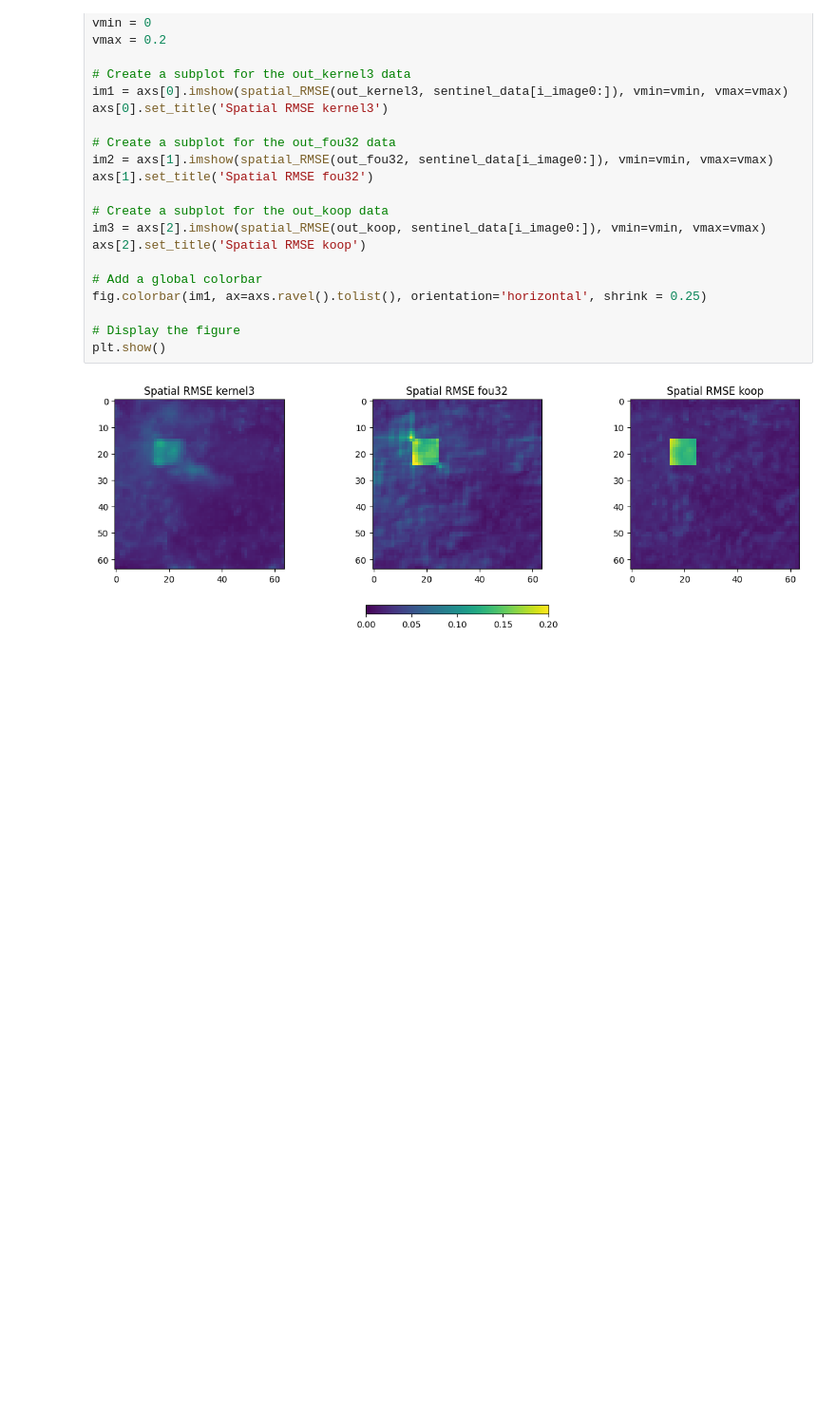
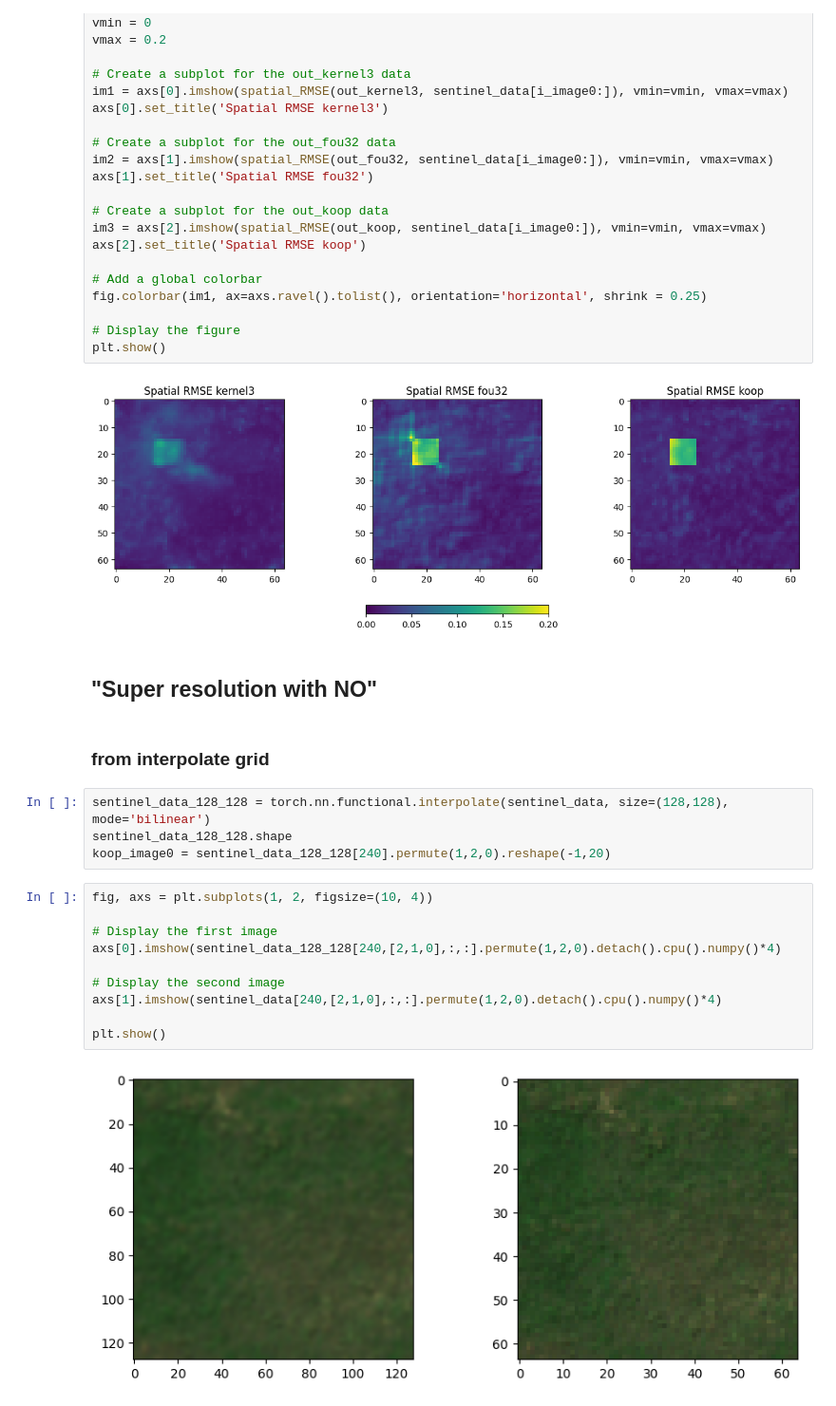
Before and after one commit to clemBrest/NO_Sentinel, a Jupyter notebook: experiments/Analysis/presentation0506.ipynb, the cells around one changed output. Shown at 95% size. Cells and saved outputs as stored; diff of their text form; blank space fills up the shorter version.

```diff
--- a/experiments/Analysis/presentation0506.ipynb
+++ b/experiments/Analysis/presentation0506.ipynb
@@ -560,3 +565,23 @@ fig.colorbar(im1, ax=axs.ravel().tolist(), orientation='horizontal', shrink = 0.
 plt.show()
 # %% [output]
 [figure]
+# %% [markdown]
+## "Super resolution with NO"
+# %% [markdown]
+### from interpolate grid
+# %%
+sentinel_data_128_128 = torch.nn.functional.interpolate(sentinel_data, size=(128,128), mode='bilinear')
+sentinel_data_128_128.shape
+koop_image0 = sentinel_data_128_128[240].permute(1,2,0).reshape(-1,20)
+# %%
+fig, axs = plt.subplots(1, 2, figsize=(10, 4))
+
+# Display the first image
+axs[0].imshow(sentinel_data_128_128[240,[2,1,0],:,:].permute(1,2,0).detach().cpu().numpy()*4)
+
+# Display the second image
+axs[1].imshow(sentinel_data[240,[2,1,0],:,:].permute(1,2,0).detach().cpu().numpy()*4)
+
+plt.show()
+# %% [output]
+[figure, added]
```
Also changed, not shown: parts of 12 cells of this notebook, 5 other files.
